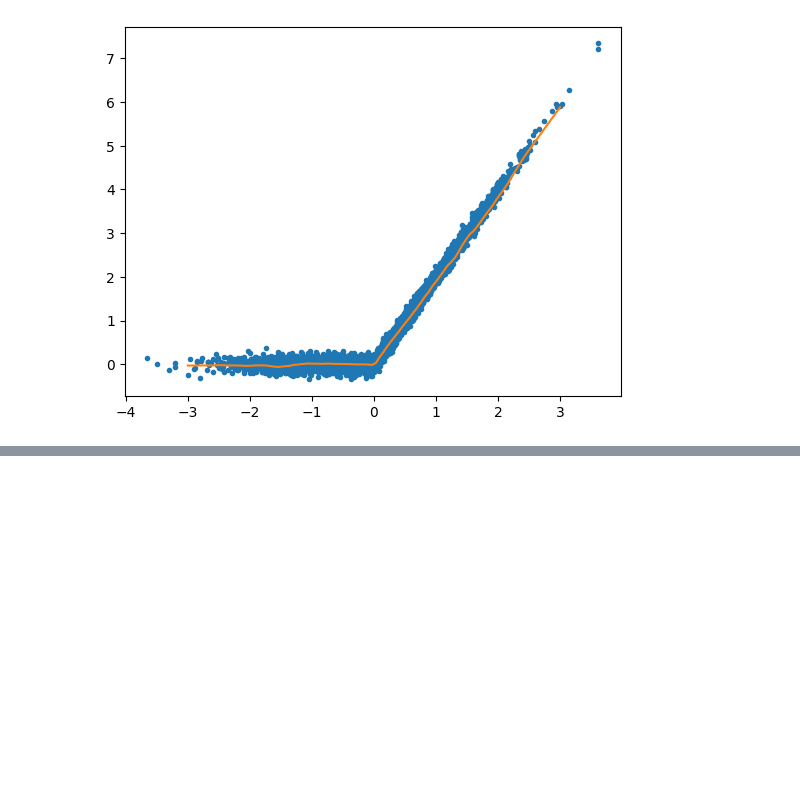
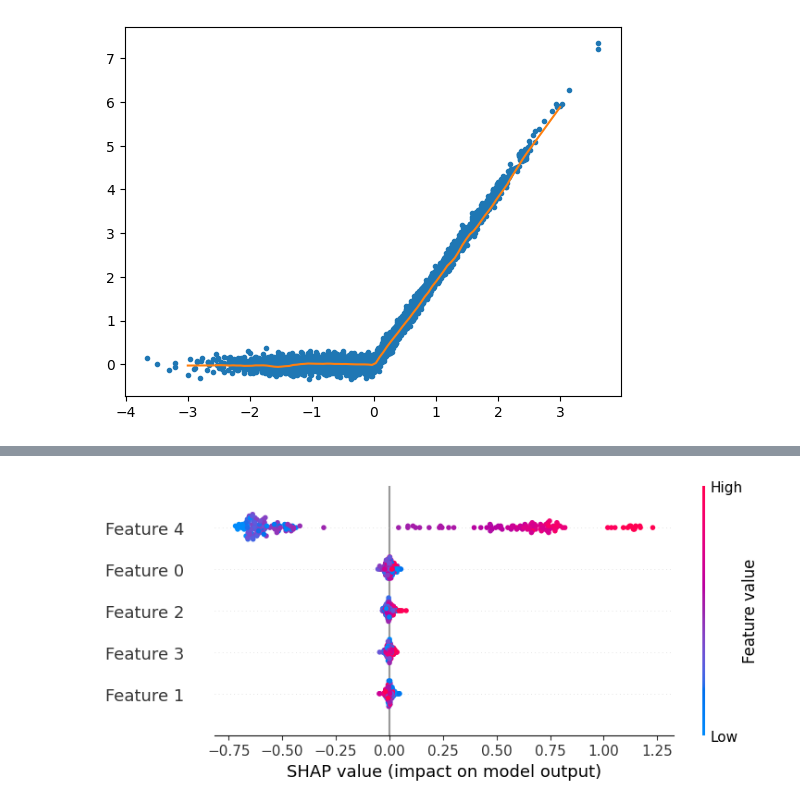
Before and after one commit to simonbrewer/cautious-potato, a Jupyter notebook: nl_t_twostage.ipynb, the cells around one changed output, grey strips where cells are left out. Drawn from its saved outputs; the diff is of its cells as text; code cells hidden in the pictures; blank space fills up the shorter version.

```diff
--- a/nl_t_twostage.ipynb
+++ b/nl_t_twostage.ipynb
@@ -200,0 +228,7 @@ plt.plot(X_T_test[:,4], y_pred, label='True')
+# %%
+import shap
+explainer = shap.Explainer(mod_cf, shap.maskers.Independent(X_T, max_samples=100))
+shap_values = explainer(X_T[:200])
+shap.plots.beeswarm(shap_values)
+# %% [output]
+[figure, added]
```
Also changed, not shown: parts of 2 cells of this notebook.
